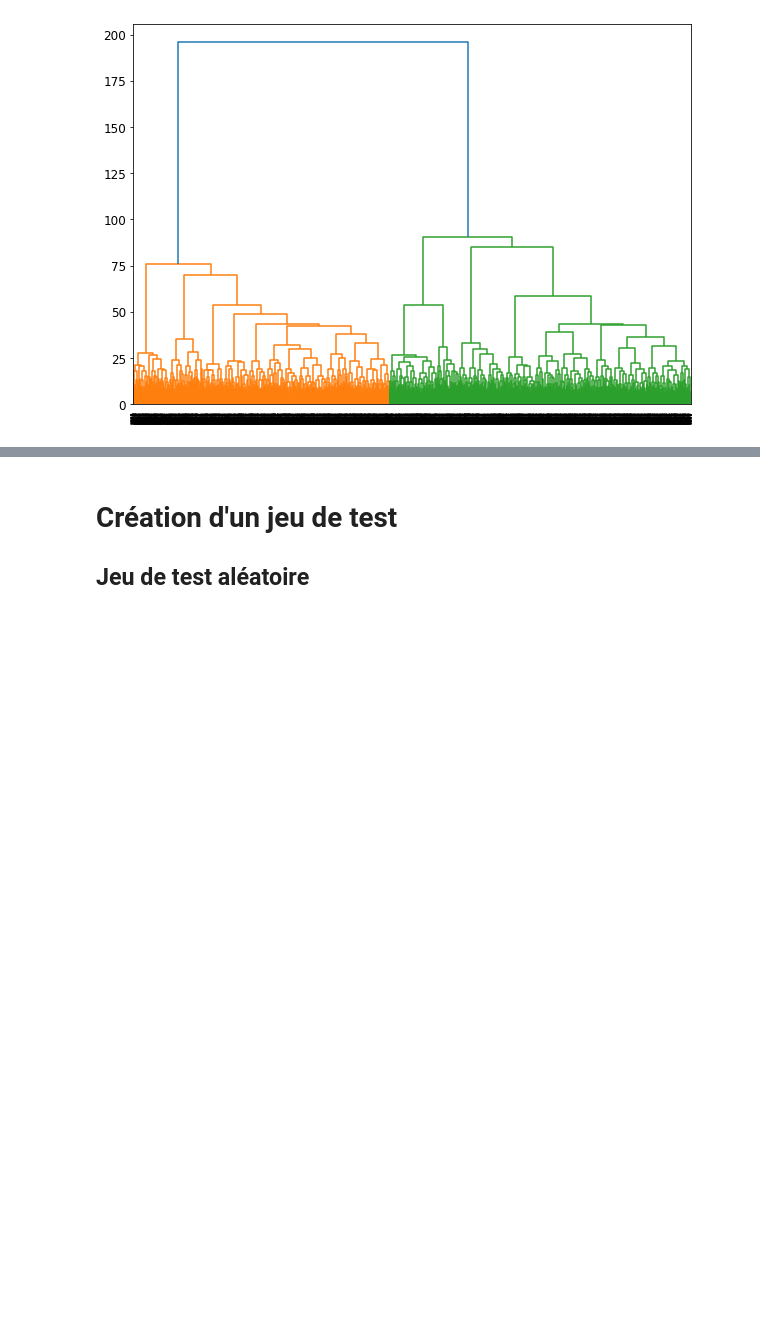
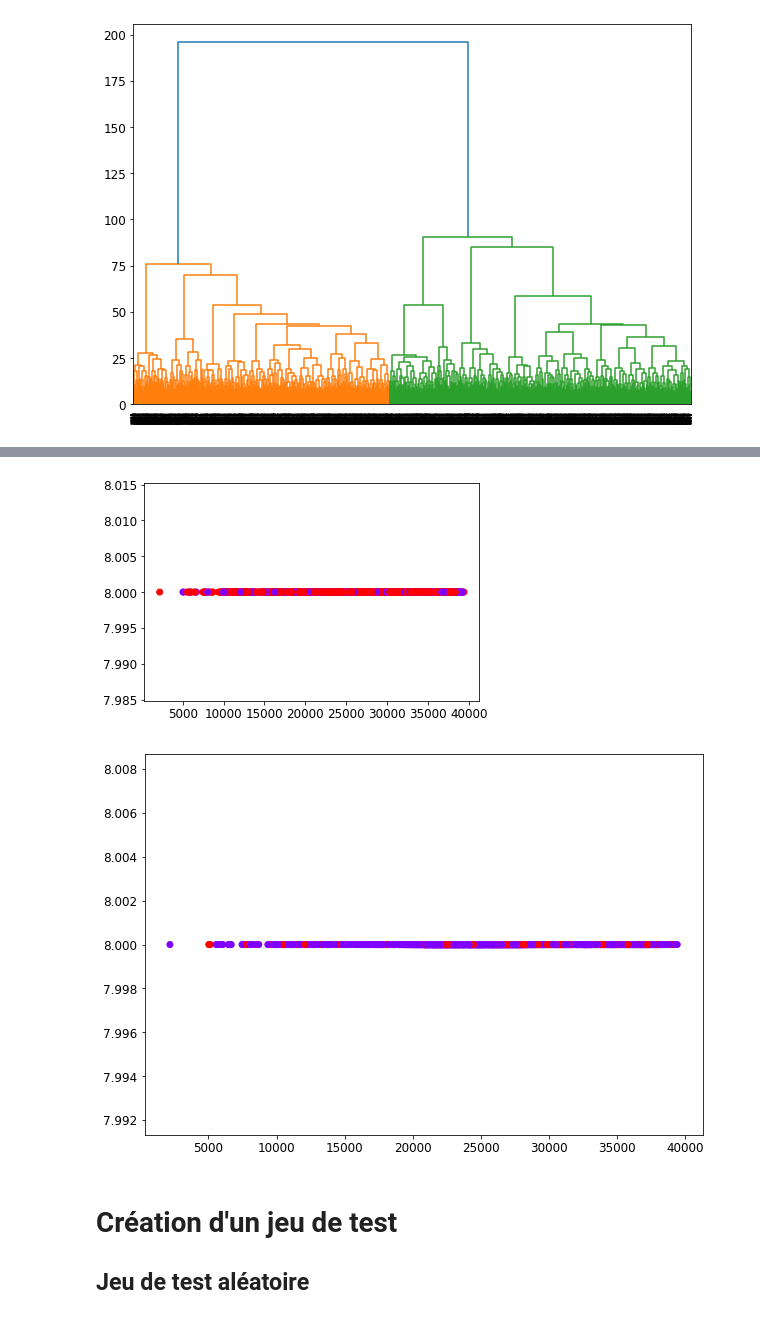
Before and after one commit to Bnder1/Projet-IA, a Jupyter notebook: Projet-IA.ipynb, the cells around one changed output, grey strips where cells are left out. Cells and saved outputs as stored; diff of their text form; code cells hidden in the pictures; blank space fills up the shorter version.

Commit message:
Added MeanWorkingTime and StandardHours comparison

```diff
--- a/Projet-IA.ipynb
+++ b/Projet-IA.ipynb
@@ -278,3 +289,13 @@ ValueError: could not convert string to float: 'Travel_Rarely'
+# %%
+# Test de la corrélation entre le temps de travail et les départs
+plt.scatter(X['MeanWorkingTime'],X['StandardHours'], c=cluster.labels_, cmap='rainbow')
+plt.show()
+plt.figure(figsize=(10, 7))
+plt.scatter(X['MeanWorkingTime'],X['StandardHours'], c=X['Attrition'], cmap='rainbow')
+plt.show()
+# %% [output]
+[figure, added]
+[figure, added]
 # %% [markdown]
 # Création d'un jeu de test
 ## Jeu de test aléatoire
```
Also changed, not shown: parts of 7 cells of this notebook.
